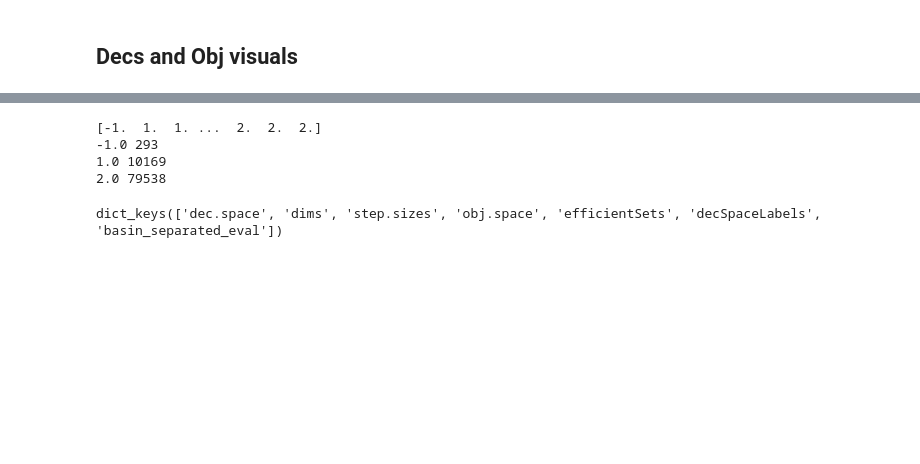
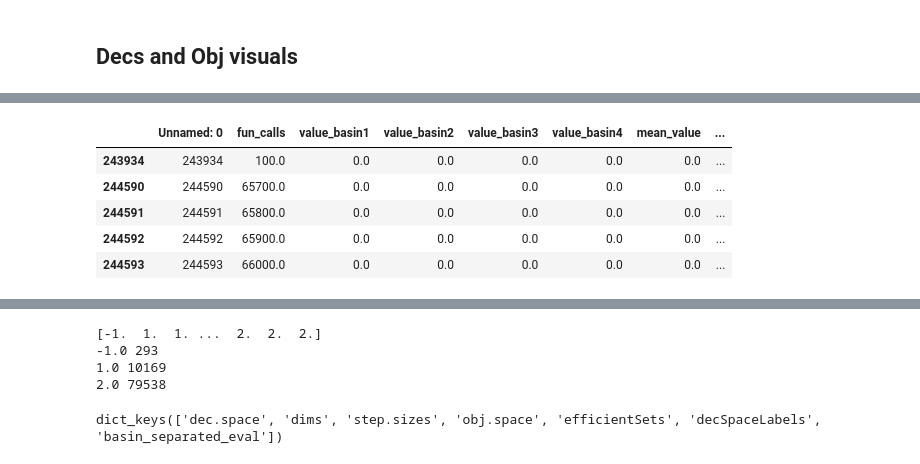
Before and after one commit to jeroenrook/BBE-experiments, a Jupyter notebook: experiments/03initialvisualisations/Analysis.ipynb, the cells around one changed output, grey strips where cells are left out. Cells and saved outputs as stored; diff of their text form; code cells hidden in the pictures; blank space fills up the shorter version.

```diff
--- a/experiments/03initialvisualisations/Analysis.ipynb
+++ b/experiments/03initialvisualisations/Analysis.ipynb
@@ -262,3 +247,14 @@ df.head(5)
+# %%
+df = pd.read_csv("./abse_tables.csv")
+df = df.sort_values("instance")
+df.head(5)
+# %% [output]
+|  | Unnamed: 0 | fun_calls | value_basin1 | value_basin2 | value_basin3 | value_basin4 | mean_value | ... |
+| 243934 | 243934 | 100.0 | 0.0 | 0.0 | 0.0 | 0.0 | 0.0 | ... |
+| 244590 | 244590 | 65700.0 | 0.0 | 0.0 | 0.0 | 0.0 | 0.0 | ... |
+| 244591 | 244591 | 65800.0 | 0.0 | 0.0 | 0.0 | 0.0 | 0.0 | ... |
+| 244592 | 244592 | 65900.0 | 0.0 | 0.0 | 0.0 | 0.0 | 0.0 | ... |
+| 244593 | 244593 | 66000.0 | 0.0 | 0.0 | 0.0 | 0.0 | 0.0 | ... |
 # %%
 width = 4
 height = int(np.ceil(len(df["instance"].unique())/width))
```
Also changed, not shown: parts of 25 cells of this notebook, 43 other files.
